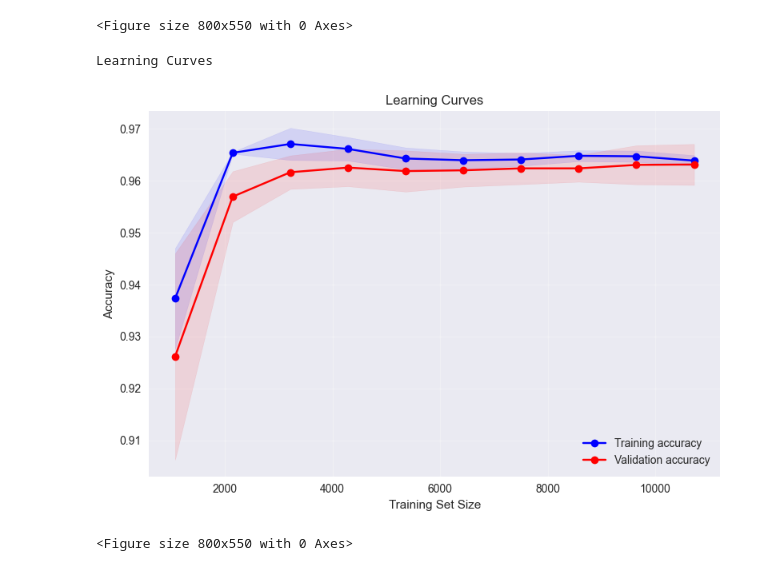
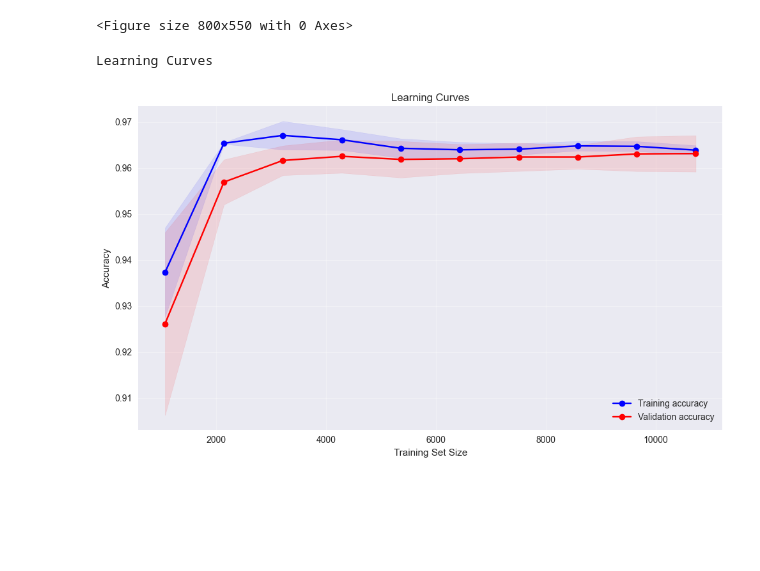
Before and after one commit to tyler-engineers-things/Machine-Learning-Joint-Analysis, a Jupyter notebook: src/model_1.ipynb, the cells around one changed output. Drawn from its saved outputs; the diff is of its cells as text; code cells hidden in the pictures; blank space fills up the shorter version.

```diff
--- a/src/model_1.ipynb
+++ b/src/model_1.ipynb
@@ -180,24 +180,23 @@ Model Performance
 # %%
 print("Learning Curves")
 
 # Learning curves
 train_sizes, train_scores_lc, validation_scores_lc = learning_curve(LogisticRegression(C=1.0, solver='lbfgs', max_iter=1000), X_train, y_train, cv=5, n_jobs=-1, train_sizes=np.linspace(0.1, 1.0, 10))
 
 plot, ax = plt.subplots(figsize=(10, 6))
-plot.plot(train_sizes, np.mean(train_scores_lc, axis=1), 'o-', label='Training accuracy', color='blue')
-plot.plot(train_sizes, np.mean(validation_scores_lc, axis=1), 'o-', label='Validation accuracy', color='red')
-plot.fill_between(train_sizes, np.mean(train_scores_lc, axis=1) - np.std(train_scores_lc, axis=1), np.mean(train_scores_lc, axis=1) + np.std(train_scores_lc, axis=1), alpha=0.1, color='blue')
-plot.fill_between(train_sizes, np.mean(validation_scores_lc, axis=1) - np.std(validation_scores_lc, axis=1), np.mean(validation_scores_lc, axis=1) + np.std(validation_scores_lc, axis=1), alpha=0.1, color='red')
-plot.xlabel('Training Set Size')
-plot.ylabel('Accuracy')
-plot.title('Learning Curves')
-plot.legend()
-plot.grid(True, alpha=0.3)
+ax.plot(train_sizes, np.mean(train_scores_lc, axis=1), 'o-', label='Training accuracy', color='blue')
+ax.plot(train_sizes, np.mean(validation_scores_lc, axis=1), 'o-', label='Validation accuracy', color='red')
+ax.fill_between(train_sizes, np.mean(train_scores_lc, axis=1) - np.std(train_scores_lc, axis=1), np.mean(train_scores_lc, axis=1) + np.std(train_scores_lc, axis=1), alpha=0.1, color='blue')
+ax.fill_between(train_sizes, np.mean(validation_scores_lc, axis=1) - np.std(validation_scores_lc, axis=1), np.mean(validation_scores_lc, axis=1) + np.std(validation_scores_lc, axis=1), alpha=0.1, color='red')
+ax.set_xlabel('Training Set Size')
+ax.set_ylabel('Accuracy')
+ax.set_title('Learning Curves')
+ax.legend()
+ax.grid(True, alpha=0.3)
 
 plot.tight_layout()
 plot.show()
 plot.savefig('learning_curves.png')
 # %% [output]
 Learning Curves
-[figure, old version]
+[figure, new version]
-<Figure size 800x550 with 0 Axes>
```
Also changed, not shown: parts of 2 cells of this notebook, 7 other files.
